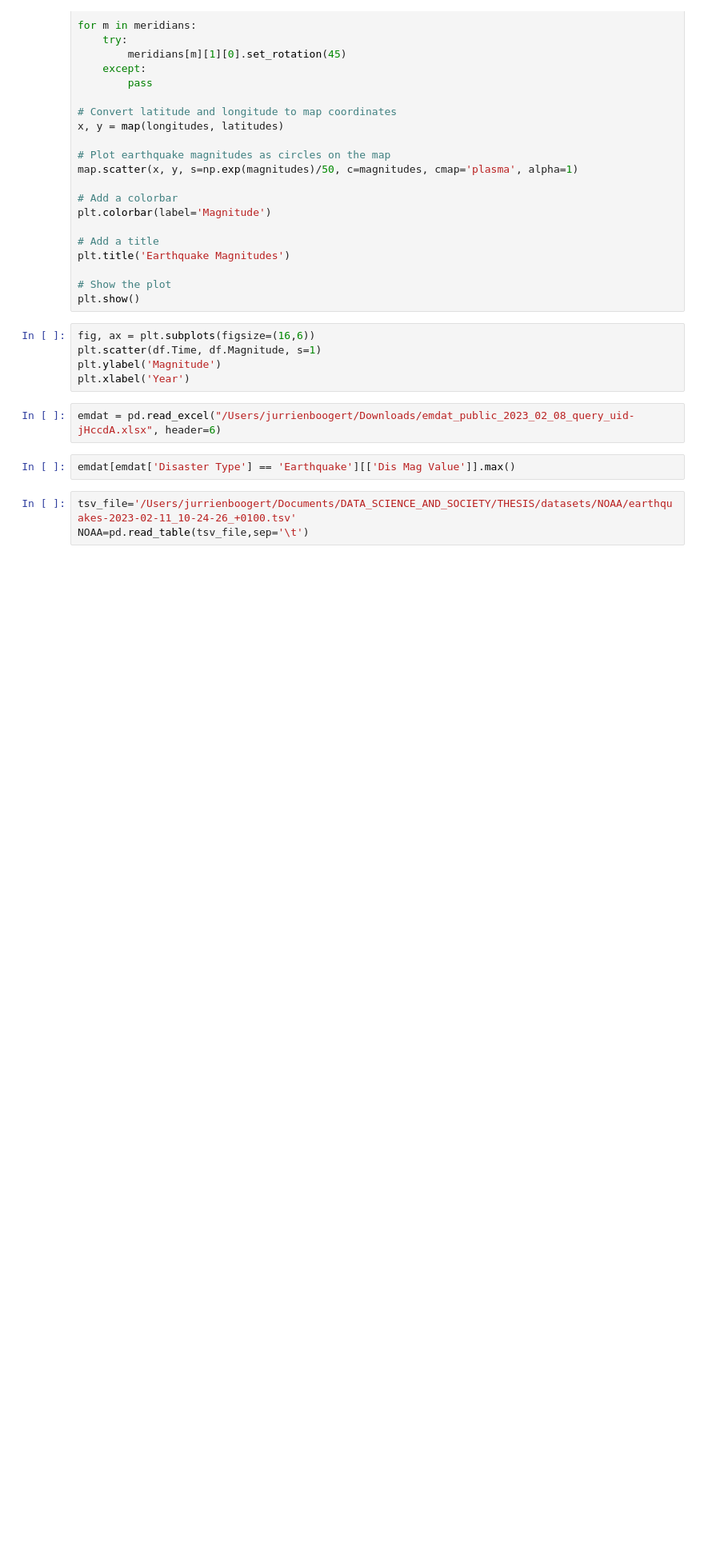
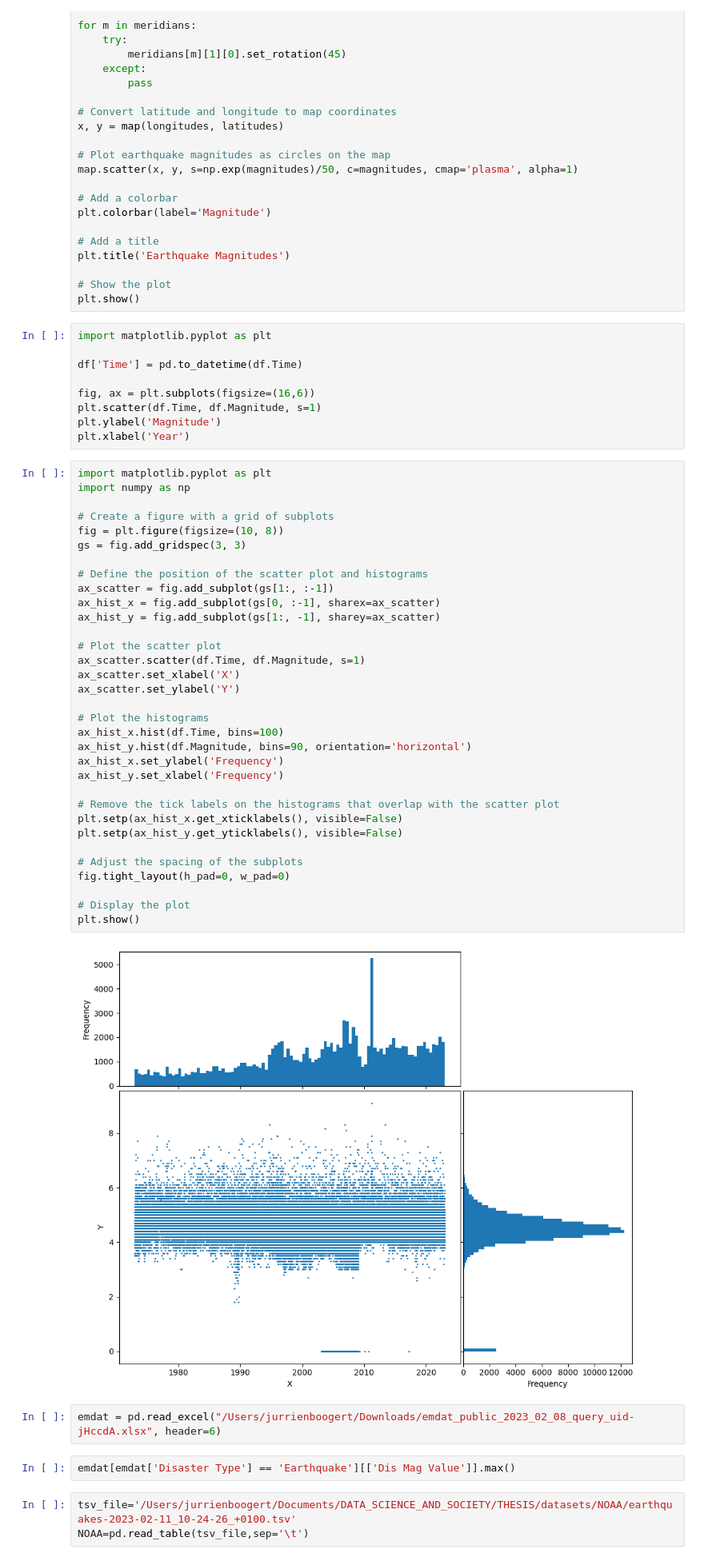
Before and after one commit to TheTrueSquirrel/thesis_spring_2023, a Jupyter notebook: sketch2.ipynb, the cells around one changed output. Shown at 80% size. Saved outputs shown, nothing was run; the diff lists cells and outputs as text; blank space fills up the shorter version.

```diff
--- a/sketch2.ipynb
+++ b/sketch2.ipynb
@@ -167,10 +157,49 @@ plt.title('Earthquake Magnitudes')
 # Show the plot
 plt.show()
 # %%
+import matplotlib.pyplot as plt
+
+df['Time'] = pd.to_datetime(df.Time)
+
 fig, ax = plt.subplots(figsize=(16,6))
 plt.scatter(df.Time, df.Magnitude, s=1)
 plt.ylabel('Magnitude')
 plt.xlabel('Year')
+# %%
+import matplotlib.pyplot as plt
+import numpy as np
+
+# Create a figure with a grid of subplots
+fig = plt.figure(figsize=(10, 8))
+gs = fig.add_gridspec(3, 3)
+
+# Define the position of the scatter plot and histograms
+ax_scatter = fig.add_subplot(gs[1:, :-1])
+ax_hist_x = fig.add_subplot(gs[0, :-1], sharex=ax_scatter)
+ax_hist_y = fig.add_subplot(gs[1:, -1], sharey=ax_scatter)
+
+# Plot the scatter plot
+ax_scatter.scatter(df.Time, df.Magnitude, s=1)
+ax_scatter.set_xlabel('X')
+ax_scatter.set_ylabel('Y')
+
+# Plot the histograms
+ax_hist_x.hist(df.Time, bins=100)
+ax_hist_y.hist(df.Magnitude, bins=90, orientation='horizontal')
+ax_hist_x.set_ylabel('Frequency')
+ax_hist_y.set_xlabel('Frequency')
+
+# Remove the tick labels on the histograms that overlap with the scatter plot
+plt.setp(ax_hist_x.get_xticklabels(), visible=False)
+plt.setp(ax_hist_y.get_yticklabels(), visible=False)
+
+# Adjust the spacing of the subplots
+fig.tight_layout(h_pad=0, w_pad=0)
+
+# Display the plot
+plt.show()
+# %% [output]
+[figure, added]
 # %%
 emdat = pd.read_excel("/Users/jurrienboogert/Downloads/emdat_public_2023_02_08_query_uid-jHccdA.xlsx", header=6)
 # %%
```
Also changed, not shown: parts of 2 cells of this notebook.
